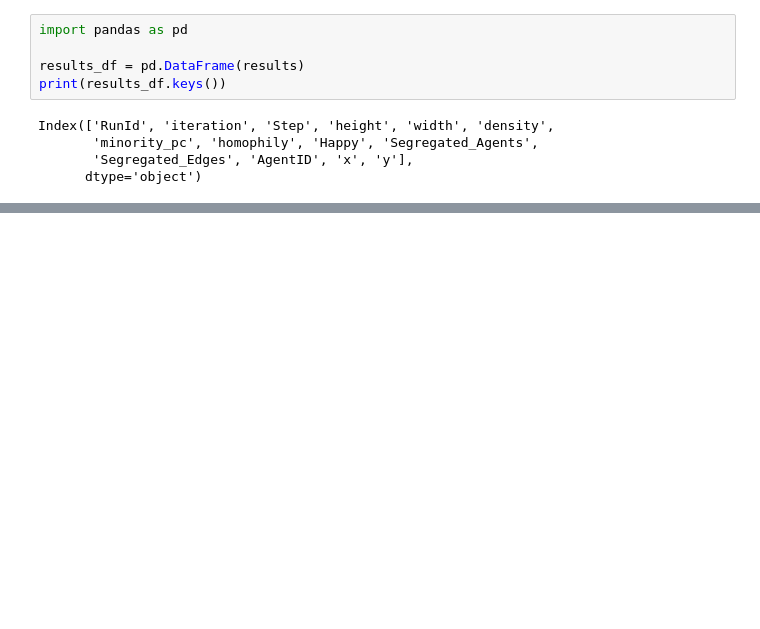
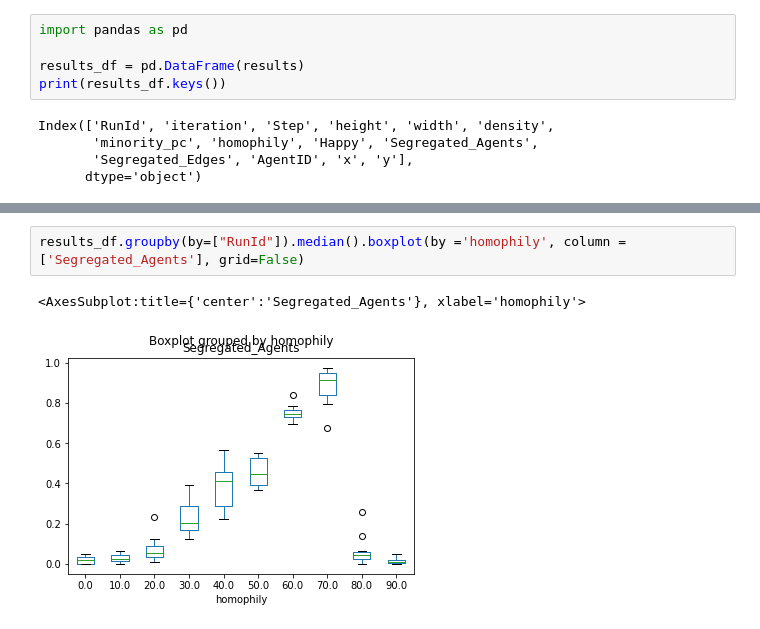
Before and after one commit to dgarcia-eu/ComputationalModellingSocialSystems-Solutions, a Jupyter notebook: Exercise_01/schelling-example-complete.ipynb, the cells around one changed output, grey strips where cells are left out. Saved outputs shown, nothing was run; the diff lists cells and outputs as text; blank space fills up the shorter version.

```diff
--- a/Exercise_01/schelling-example-complete.ipynb
+++ b/Exercise_01/schelling-example-complete.ipynb
@@ -259,0 +255,5 @@ results_df.boxplot(by ='homophily', column =['Segregated_Agents'], grid=False)
+# %%
+results_df.groupby(by=["RunId"]).median().boxplot(by ='homophily', column =['Segregated_Agents'], grid=False)
+# %% [output]
+<AxesSubplot:title={'center':'Segregated_Agents'}, xlabel='homophily'>
+[figure, added]
```
Also changed, not shown: parts of 9 cells of this notebook, 1 other file.
